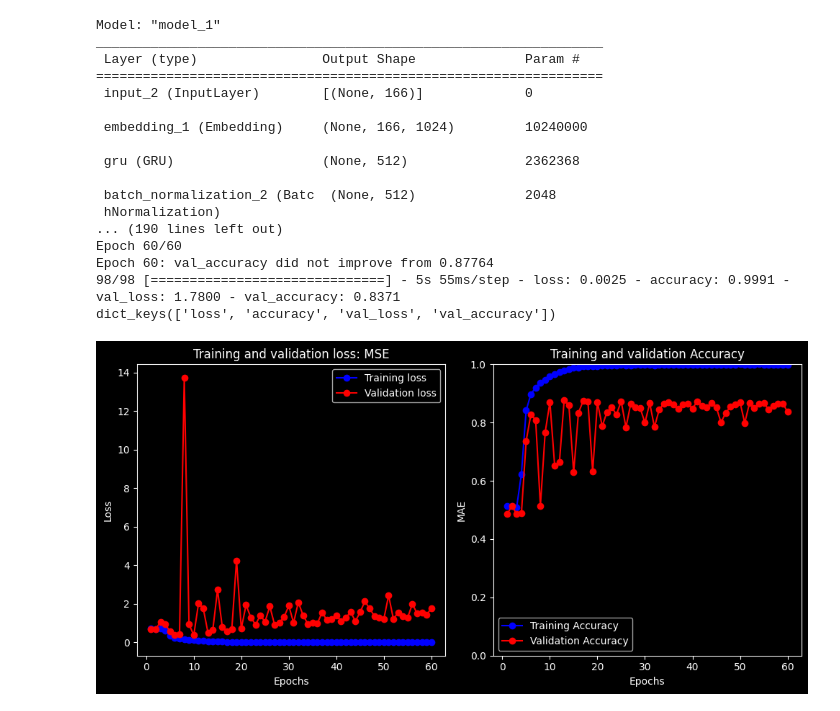
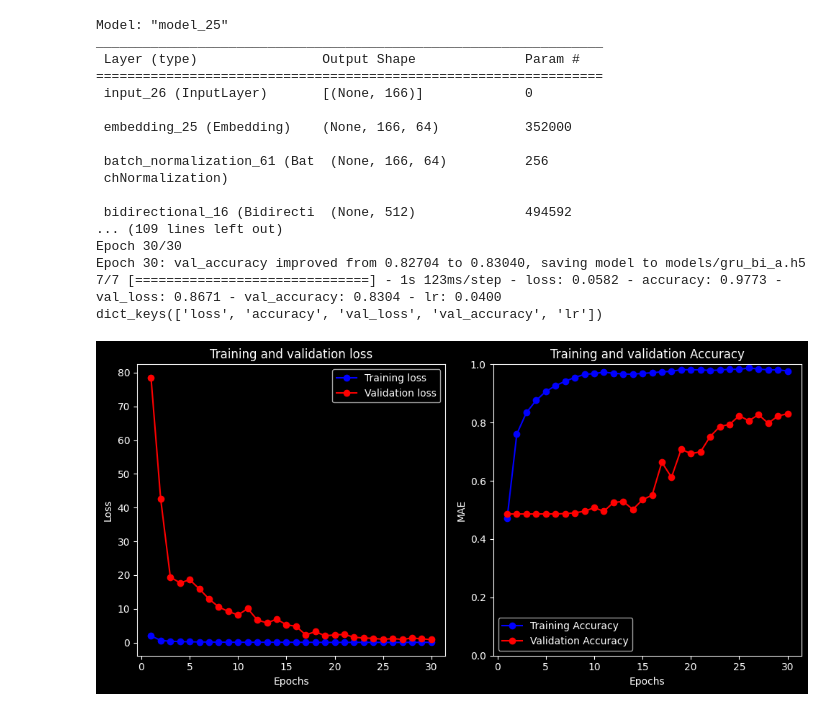
Before and after one commit to maxhormazabal/dl_submissions, a Jupyter notebook: L4_2/generateAmazonDataset.ipynb, the cells around one changed output. Cells and saved outputs as stored; diff of their text form; code cells hidden in the pictures.

```diff
--- a/L4_2/generateAmazonDataset.ipynb
+++ b/L4_2/generateAmazonDataset.ipynb
@@ -272,0 +677,4 @@ model.evaluate(x_test_int, y_test)
+# %%
+model = keras.models.load_model(dir + "gru_bi_a0.h5")
+results = model.evaluate(x_test_int, y_test)
+print(results)
@@ -272,0 +738,4 @@ model.evaluate(x_test_int, y_test)
+# %%
+model = keras.models.load_model(dir + "gru_bi_a.h5")
+results = model.evaluate(x_test_int, y_test)
+print(results)
@@ -319,0 +805,4 @@ Elapsed time:  436.03433775901794
+# %%
+model = keras.models.load_model(dir + "gru_bi_r.h5")
+results = model.evaluate(x_test_int, y_test)
+print(results)
@@ -320,3 +866,3 @@ Elapsed time:  436.03433775901794
 # %%
-model = keras.models.load_model(dir + "lstm.h5")
+model = keras.models.load_model(dir + "lstm_bi_a.h5")
 model.evaluate(x_test_int, y_test)
@@ -323,40 +872,49 @@ model.evaluate(x_test_int, y_test)
 # %%
+from tensorflow.keras.callbacks import ReduceLROnPlateau
+
 np.random.seed(423423)
 tf.random.set_seed(1232413)
+
+reduce_lr = ReduceLROnPlateau(monitor='val_loss', factor=0.5, patience=5, min_lr=0.00000000000000000000001, verbose=1)
+
 start_time = time.time()
 inputs = keras.Input(shape=(seqLength, ))
-x = layers.Embedding(maxFeatures, 1024)(inputs)
-x = layers.GRU(512, return_sequences=False)(x)
+x = layers.Embedding(maxFeatures, 64, mask_zero=True, input_length=seqLength)(inputs)
+x = keras.layers.BatchNormalization()(x)
+x = layers.Bidirectional(layers.GRU(256, return_sequences=False))(x)
+x = keras.layers.BatchNormalization()(x)
+x = keras.layers.Dense(256, activation="relu")(x)
 x = keras.layers.BatchNormalization()(x)
 x = keras.layers.Dense(256, activation="relu")(x)
 x = keras.layers.BatchNormalization()(x)
 outputs = layers.Dense(1, activation="sigmoid")(x)
 model = keras.Model(inputs, outputs)
 
 
 model.summary()
-model.compile(optimizer="rmsprop", loss="binary_crossentropy", metrics=["accuracy"])
+optimizer = keras.optimizers.Adam(learning_rate=0.04)
+model.compile(optimizer=optimizer, loss="binary_crossentropy", metrics=["accuracy"])
 
-result = fitModel(model, x_train_int, y_train, (x_test_int, y_test), num_epochs=60, model_name="gru.h5", batch_size=256)
+result = fitModel(model, x_train_int, y_train, (x_test_int, y_test), num_epochs=30, model_name="gru_bi_a.h5", batch_size=4096, callbacks=[reduce_lr])
 
 end_time = time.time()
 print("Elapsed time: ", end_time - start_time)
 # %% [output]
-Model: "model_1"
+Model: "model_25"
 _________________________________________________________________
  Layer (type)                Output Shape              Param #
 =================================================================
- input_2 (InputLayer)        [(None, 166)]             0
+ input_26 (InputLayer)       [(None, 166)]             0
 
- embedding_1 (Embedding)     (None, 166, 1024)         10240000
+ embedding_25 (Embedding)    (None, 166, 64)           352000
 
- gru (GRU)                   (None, 512)               2362368
+ batch_normalization_61 (Bat  (None, 166, 64)          256
+ chNormalization)
 
- batch_normalization_2 (Batc  (None, 512)              2048
- hNormalization)
-... (190 lines left out)
-Epoch 60/60
-Epoch 60: val_accuracy did not improve from 0.87764
-98/98 [==============================] - 5s 55ms/step - loss: 0.0025 - accuracy: 0.9991 - val_loss: 1.7800 - val_accuracy: 0.8371
-dict_keys(['loss', 'accuracy', 'val_loss', 'val_accuracy'])
+ bidirectional_16 (Bidirecti  (None, 512)              494592
+... (109 lines left out)
+Epoch 30/30
+Epoch 30: val_accuracy improved from 0.82704 to 0.83040, saving model to models/gru_bi_a.h5
+7/7 [==============================] - 1s 123ms/step - loss: 0.0582 - accuracy: 0.9773 - val_loss: 0.8671 - val_accuracy: 0.8304 - lr: 0.0400
+dict_keys(['loss', 'accuracy', 'val_loss', 'val_accuracy', 'lr'])
-[figure, old version]
+[figure, new version]
```
Also changed, not shown: parts of 48 cells of this notebook.
